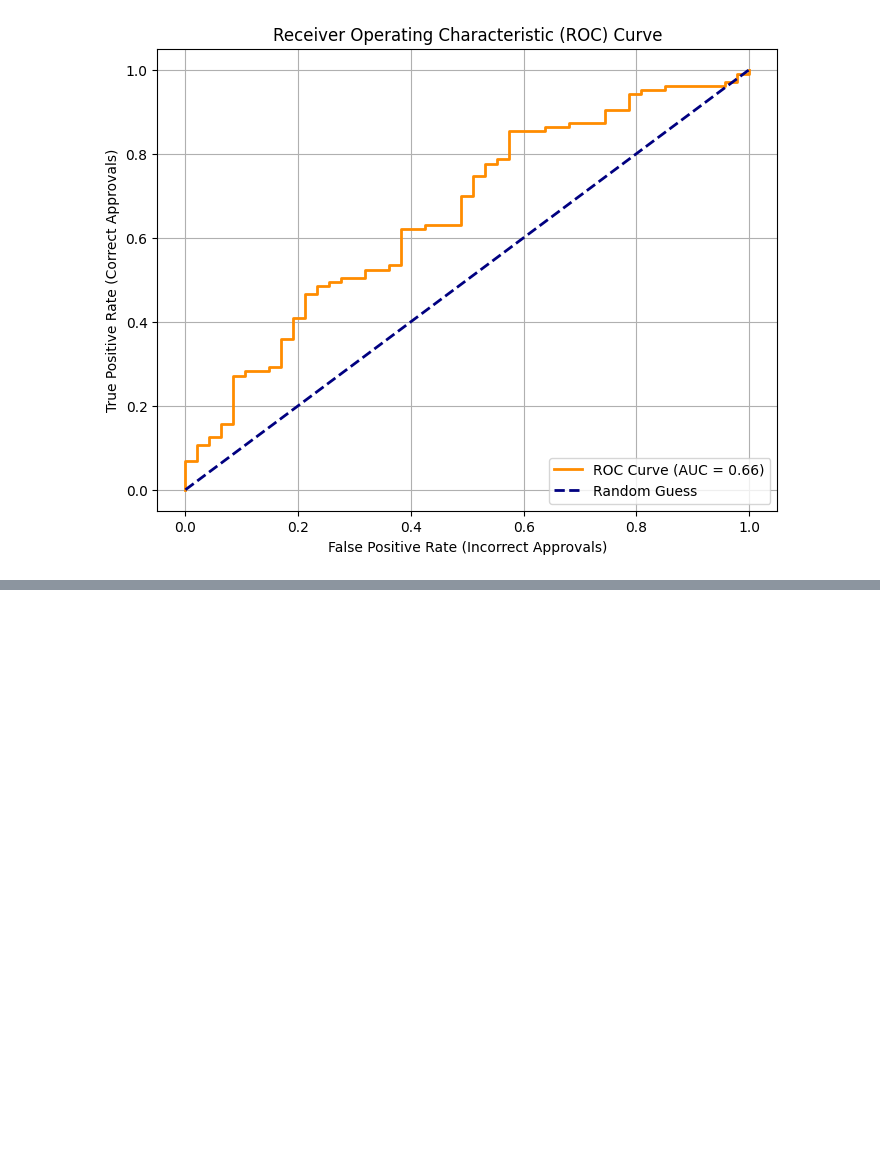
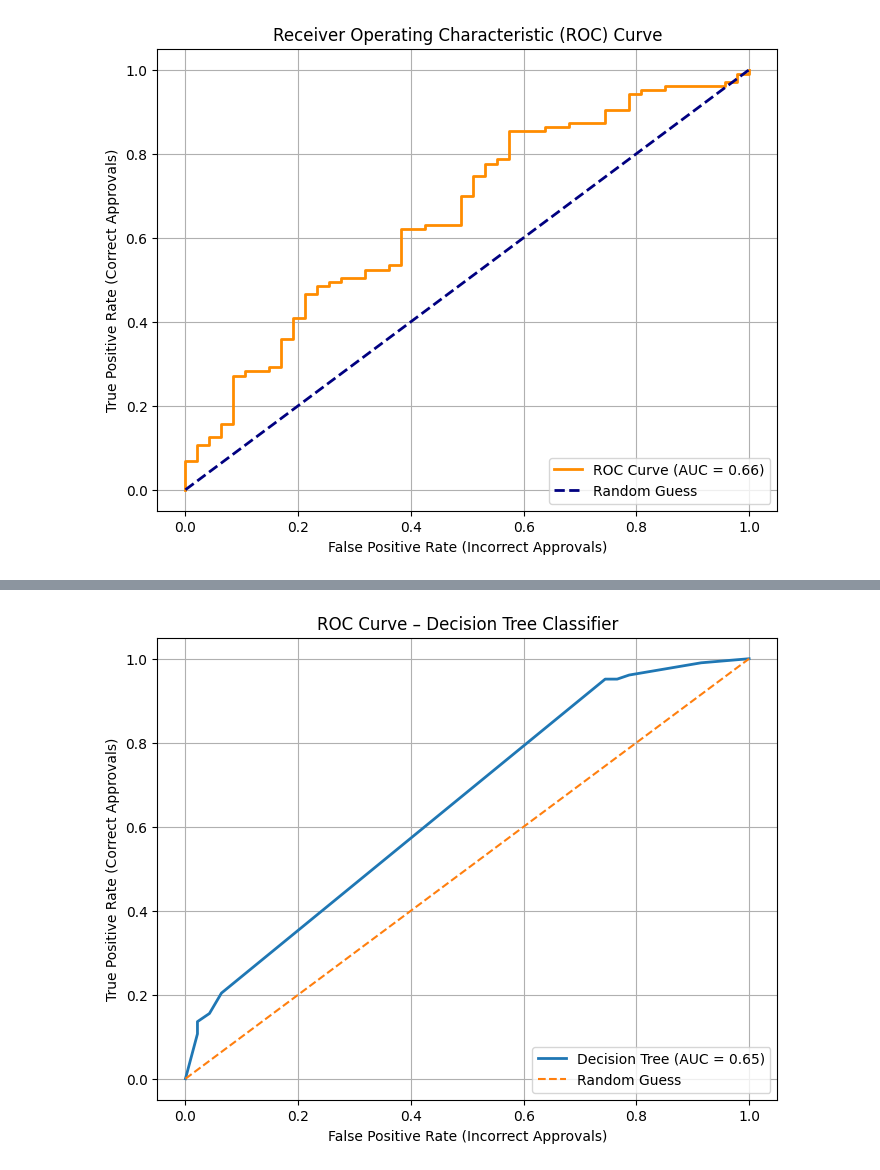
Before and after one commit to yicikek/DataMining_GP1, a Jupyter notebook: wie3007-gp1.ipynb, the cells around one changed output, grey strips where cells are left out. Drawn from its saved outputs; the diff is of its cells as text; code cells hidden in the pictures; blank space fills up the shorter version.

```diff
--- a/wie3007-gp1.ipynb
+++ b/wie3007-gp1.ipynb
@@ -563,0 +647,13 @@ ROC-AUC Score: 0.6567 (Higher is better)
+# %%
+plt.figure(figsize=(8, 6))
+plt.plot(fpr, tpr, lw=2, label=f'Decision Tree (AUC = {auc_score:.2f})')
+plt.plot([0, 1], [0, 1], linestyle='--', label='Random Guess')
+
+plt.xlabel('False Positive Rate (Incorrect Approvals)')
+plt.ylabel('True Positive Rate (Correct Approvals)')
+plt.title('ROC Curve – Decision Tree Classifier')
+plt.legend(loc='lower right')
+plt.grid(True)
+plt.show()
+# %% [output]
+[figure, added]
```
Also changed, not shown: parts of 8 cells of this notebook.
